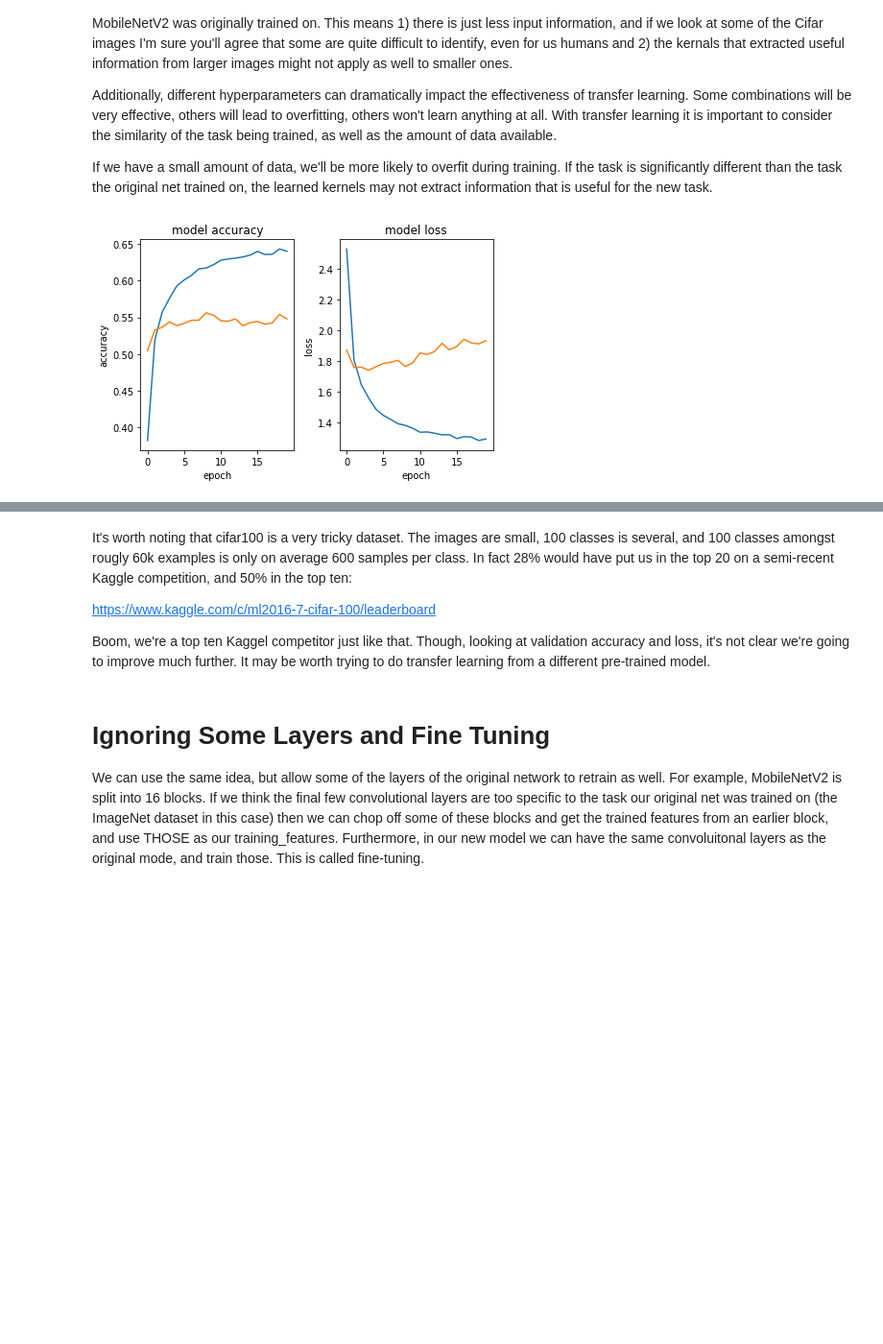
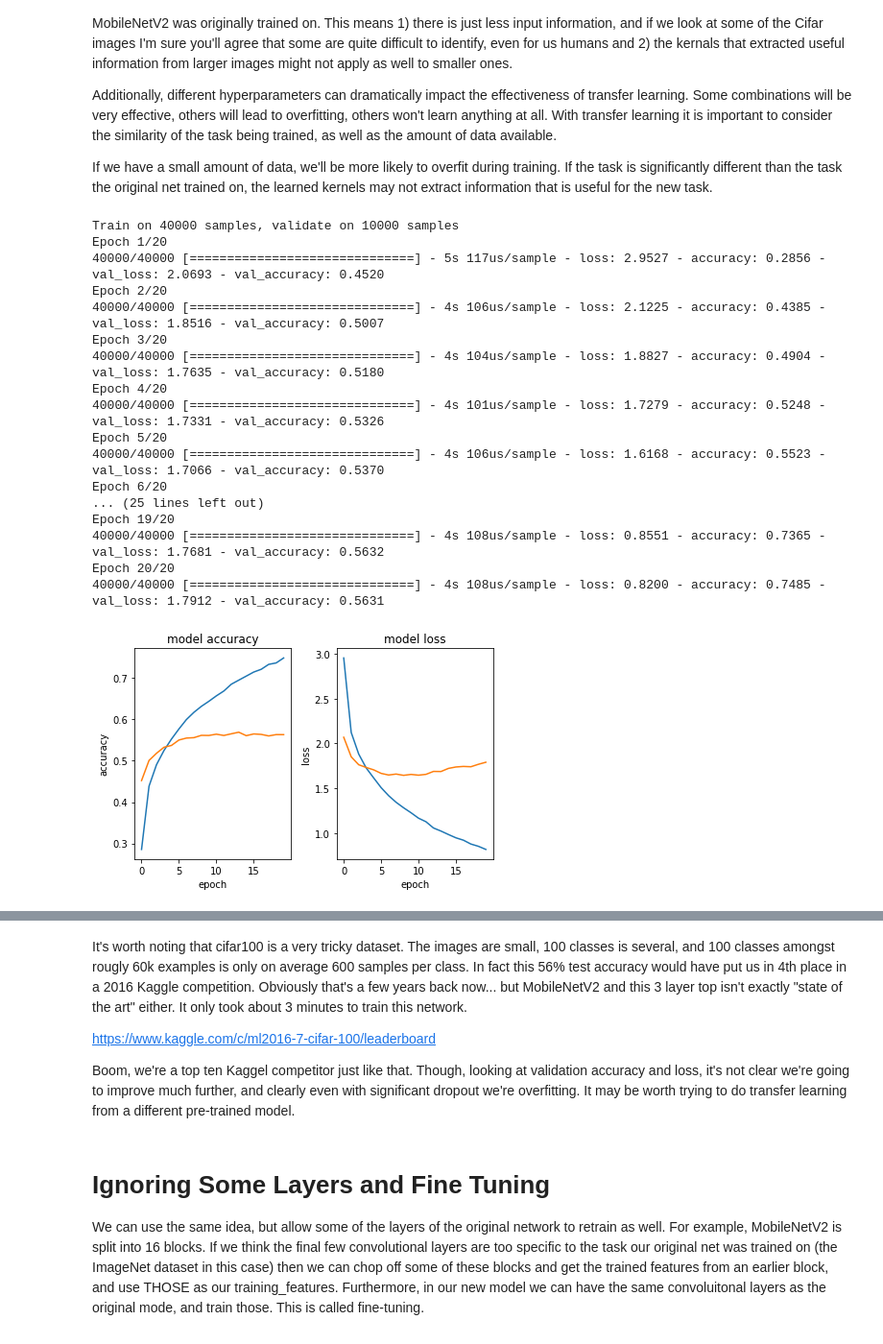
Before and after one commit to Tebs-Lab/intro-to-deep-learning, a Jupyter notebook: 04-convolutional-neural-networks/03-transfer-learning.ipynb, the cells around one changed output, grey strips where cells are left out. Shown at 96% size. Saved outputs shown, nothing was run; the diff lists cells and outputs as text; code cells hidden in the pictures; blank space fills up the shorter version.

```diff
--- a/04-convolutional-neural-networks/03-transfer-learning.ipynb
+++ b/04-convolutional-neural-networks/03-transfer-learning.ipynb
@@ -14,6 +14,7 @@ from tensorflow.keras.layers import Dense, GlobalAveragePooling2D, Dropout
 from tensorflow.keras.models import Model, Sequential
 from tensorflow.keras.preprocessing.image import ImageDataGenerator
 from tensorflow.keras.utils import to_categorical
+from tensorflow.keras.optimizers import SGD
 import matplotlib.pyplot as plt
 import numpy as np
 from scipy import ndimage
@@ -24,11 +25,9 @@ from scipy import ndimage
 from tensorflow.keras.datasets import cifar100
 (x_train, y_train), (x_test, y_test) = cifar100.load_data(label_mode='fine')
 
-# Some global factors that will be kept constant.
-batch_size = 32
-num_classes = 100
-image_size = 96
-epochs = 5
+# Constant number of labels, square image shape
+NUM_CLASSES = 100
+IMAGE_SIZE = 96
 
 # FOR DISPLAY PURPOSES
 unprocessed_training_images = x_train
@@ -50,8 +49,8 @@ x_train = np.array([adjust_input_image(x) for x in x_train])
 x_test = np.array([adjust_input_image(x) for x in x_test])
 
 # And we still need to one-hot encode the labels as usual
-y_train = to_categorical(y_train, num_classes)
-y_test = to_categorical(y_test, num_classes)
+y_train = to_categorical(y_train, NUM_CLASSES)
+y_test = to_categorical(y_test, NUM_CLASSES)
 # %% [markdown]
 We can see that the preprocessing function changes the pixel values by scaling some of them between -1 and 1, this is not nessesarally typical, and if we use matplotlibs imshow on the preprocessed image-set, it will sometimes look a little funky as a result:
 # %%
@@ -268,7 +267,7 @@ If we have a small amount of data, we'll be more likely to overfit during traini
 # and then repeatedly train on those outputs and the training labels
 
 # Like before, we grab a pretrained model with include_top=False
-base_model = MobileNetV2(weights='imagenet', include_top=False, input_shape=(96, 96, 3))
+base_model = MobileNetV2(weights='imagenet', include_top=False, input_shape=(IMAGE_SIZE, IMAGE_SIZE, 3))
 
 # Unlike before, we're going to just run the images through this base layer once
 # This takes awhile, we're essentially doing a round of evaluation on both datasets.
@@ -282,22 +281,44 @@ np.savez('MobileNetV2_features_test', features=test_features)
 # %%
 # If you have not run the above cell during this session, uncomment these lines to load the features.
 # training_features = np.load('MobileNetV2_features_train.npz')['features']
 # test_features = np.load('MobileNetV2_features_test.npz')['features']
 
 # Also unlike before, we're going to build a complete model
 # in the normal way, but define the input shape based on the
 # features predicted by base_model!
 model = Sequential()
 model.add(GlobalAveragePooling2D(input_shape=training_features.shape[1:]))
-model.add(Dropout(rate=0.3))
-model.add(Dense(units=100, activation='softmax'))
+
+# Note from the summary, this will result in 1280 nodes, let's use the classic "squeeze" and add dropout
+model.add(Dense(units=640, activation='relu'))
+model.add(Dropout(rate=0.4))
+model.add(Dense(units=320, activation='relu'))
+model.add(Dropout(rate=0.2))
+model.add(Dense(units=NUM_CLASSES, activation='softmax'))
 
 model.compile(loss='categorical_crossentropy', optimizer='adam', metrics=['accuracy'])
-history = model.fit(training_features, y_train, batch_size=batch_size, epochs=20, validation_split=0.2, verbose=False)
+history = model.fit(training_features, y_train, batch_size=128, epochs=20, validation_split=0.2, verbose=True)
 
 plot_training_history(history, model)
 loss, accuracy = model.evaluate(test_features, y_test, verbose=False)
 print(f'Test loss: {loss:.3}')
 print(f'Test accuracy: {accuracy:.3}')
 # %% [output]
+Train on 40000 samples, validate on 10000 samples
+Epoch 1/20
+40000/40000 [==============================] - 5s 117us/sample - loss: 2.9527 - accuracy: 0.2856 - val_loss: 2.0693 - val_accuracy: 0.4520
+Epoch 2/20
+40000/40000 [==============================] - 4s 106us/sample - loss: 2.1225 - accuracy: 0.4385 - val_loss: 1.8516 - val_accuracy: 0.5007
+Epoch 3/20
+40000/40000 [==============================] - 4s 104us/sample - loss: 1.8827 - accuracy: 0.4904 - val_loss: 1.7635 - val_accuracy: 0.5180
+Epoch 4/20
+40000/40000 [==============================] - 4s 101us/sample - loss: 1.7279 - accuracy: 0.5248 - val_loss: 1.7331 - val_accuracy: 0.5326
+Epoch 5/20
+40000/40000 [==============================] - 4s 106us/sample - loss: 1.6168 - accuracy: 0.5523 - val_loss: 1.7066 - val_accuracy: 0.5370
+Epoch 6/20
+... (25 lines left out)
+Epoch 19/20
+40000/40000 [==============================] - 4s 108us/sample - loss: 0.8551 - accuracy: 0.7365 - val_loss: 1.7681 - val_accuracy: 0.5632
+Epoch 20/20
+40000/40000 [==============================] - 4s 108us/sample - loss: 0.8200 - accuracy: 0.7485 - val_loss: 1.7912 - val_accuracy: 0.5631
-[figure, old version]
+[figure, new version]
@@ -306,9 +327,9 @@ Test accuracy: 0.558
 # %% [markdown]
-It's worth noting that cifar100 is a very tricky dataset. The images are small, 100 classes is several, and 100 classes amongst rougly 60k examples is only on average 600 samples per class. In fact 28% would have put us in the top 20 on a semi-recent Kaggle competition, and 50% in the top ten:
+It's worth noting that cifar100 is a very tricky dataset. The images are small, 100 classes is several, and 100 classes amongst rougly 60k examples is only on average 600 samples per class. In fact this 56% test accuracy would have put us in 4th place in a 2016 Kaggle competition. Obviously that's a few years back now... but MobileNetV2 and this 3 layer top isn't exactly "state of the art" either. It only took about 3 minutes to train this network.
 
 https://www.kaggle.com/c/ml2016-7-cifar-100/leaderboard
 
-Boom, we're a top ten Kaggel competitor just like that. Though, looking at validation accuracy and loss, it's not clear we're going to improve much further. It may be worth trying to do transfer learning from a different pre-trained model.
+Boom, we're a top ten Kaggel competitor just like that. Though, looking at validation accuracy and loss, it's not clear we're going to improve much further, and clearly even with significant dropout we're overfitting. It may be worth trying to do transfer learning from a different pre-trained model.
 # %% [markdown]
 # Ignoring Some Layers and Fine Tuning
 
```
Also changed, not shown: parts of 24 cells of this notebook.
